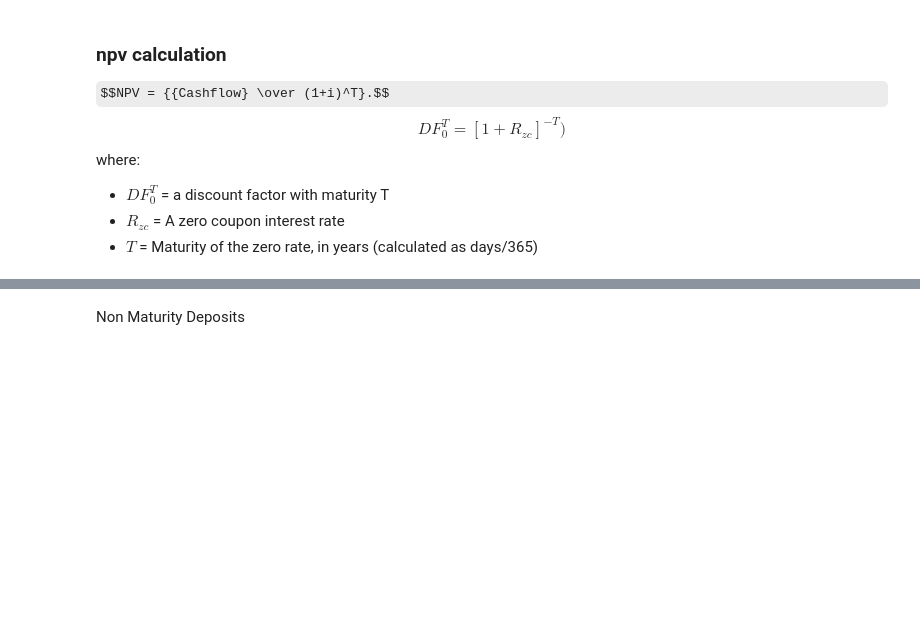
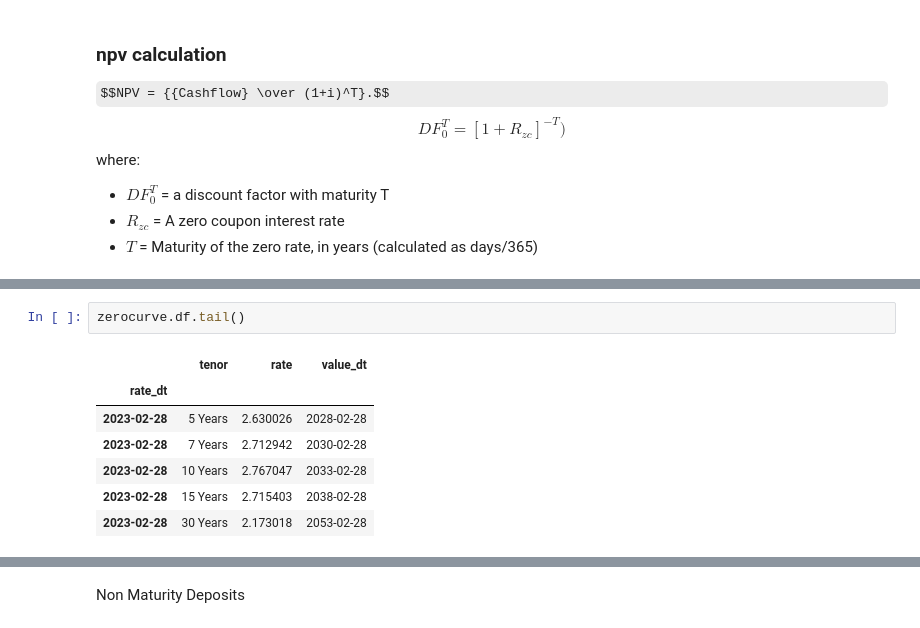
Before and after one commit to Merijn68/rl-alm, a Jupyter notebook: notebooks/replicating_mortgage_portfolio bankmodel.ipynb, the cells around one changed output, grey strips where cells are left out. Cells and saved outputs as stored; diff of their text form; some formulas as TeX source; blank space fills up the shorter version.

```diff
--- a/notebooks/replicating_mortgage_portfolio bankmodel.ipynb
+++ b/notebooks/replicating_mortgage_portfolio bankmodel.ipynb
@@ -126,0 +92,10 @@ zerocurve.read_data()
+# %%
+zerocurve.df.tail()
+# %% [output]
+|  | tenor | rate | value_dt |
+| rate_dt |  |  |  |
+| 2023-02-28 | 5 Years | 2.630026 | 2028-02-28 |
+| 2023-02-28 | 7 Years | 2.712942 | 2030-02-28 |
+| 2023-02-28 | 10 Years | 2.767047 | 2033-02-28 |
+| 2023-02-28 | 15 Years | 2.715403 | 2038-02-28 |
+| 2023-02-28 | 30 Years | 2.173018 | 2053-02-28 |
```
Also changed, not shown: parts of 24 cells of this notebook, 7 other files.
